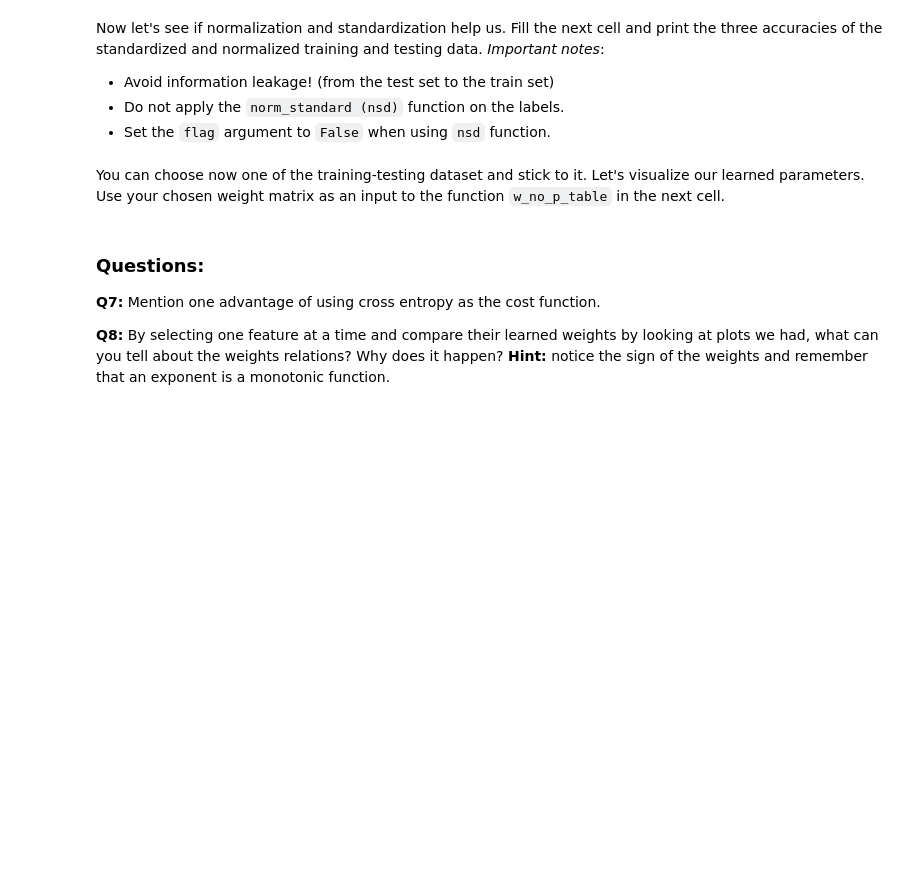
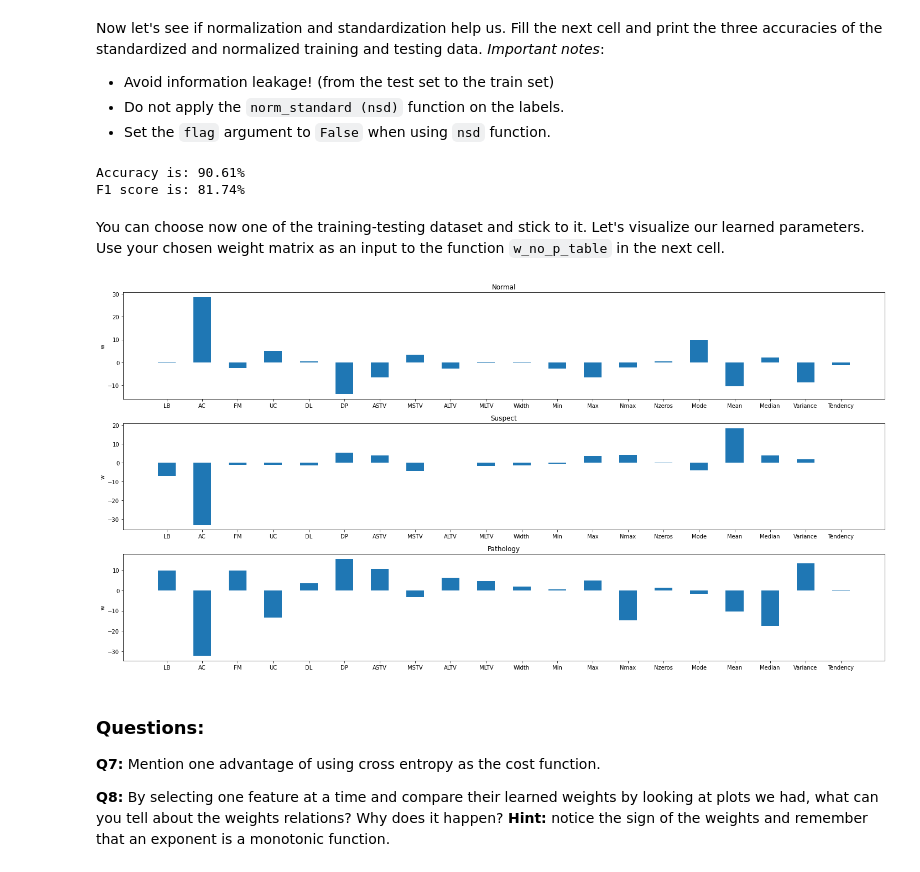
Before and after one commit to mlh-master/hw1_mlh-ori-or, a Jupyter notebook: HW1.ipynb, the cells around one changed output. Drawn from its saved outputs; the diff is of its cells as text; code cells hidden in the pictures; blank space fills up the shorter version.

```diff
--- a/HW1.ipynb
+++ b/HW1.ipynb
@@ -322,15 +371,20 @@ Now let's see if normalization and standardization help us. Fill the next cell a
 * Set the `flag` argument to `False` when using `nsd` function.
 # %%
 # Implement your code here:
-mode = # choose a mode from the `nsd`
-y_pred, w_norm_std = pred_log(logreg,) # complete this function using nsd function
+mode = 'MinMax' # choose a mode from the `nsd`
+y_pred, w_norm_std = pred_log(logreg, nsd(X_train,selected_feat,mode) ,y_train, nsd(X_test,selected_feat,mode)) # complete this function using nsd function
 print("Accuracy is: " + str("{0:.2f}".format(100 * metrics.accuracy_score(y_test, y_pred))) + "%")
 print("F1 score is: " + str("{0:.2f}".format(100 * metrics.f1_score(y_test, y_pred, average='macro'))) + "%")
+# %% [output]
+Accuracy is: 90.61%
+F1 score is: 81.74%
 # %% [markdown]
 You can choose now one of the training-testing dataset and stick to it. Let's visualize our learned parameters. Use your chosen weight matrix as an input to the function `w_no_p_table` in the next cell.
 # %%
-input_mat =  # Fill this argument
+input_mat = w_norm_std # Fill this argument
 w_no_p_table(input_mat,orig_feat)
+# %% [output]
+[figure, added]
 # %% [markdown]
 ### Questions:
 **Q7:** Mention one advantage of using cross entropy as the cost function.
```
Also changed, not shown: parts of 21 cells of this notebook, 3 other files.
